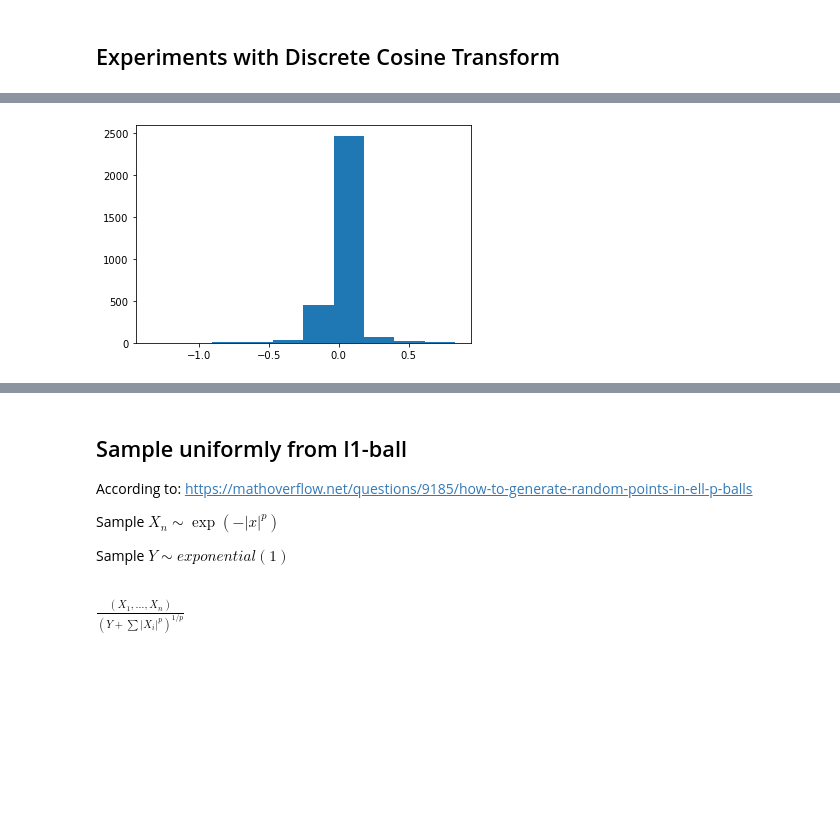
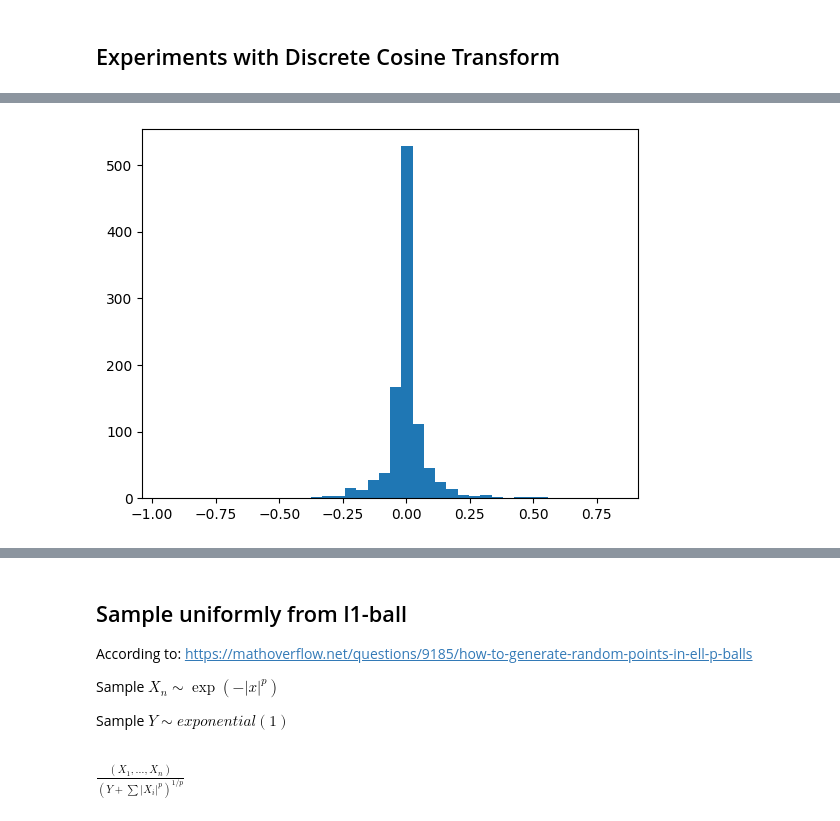
Before and after one commit to f-krause/uio-ADL-project-3, a Jupyter notebook: experiments.ipynb, the cells around one changed output, grey strips where cells are left out. Saved outputs shown, nothing was run; the diff lists cells and outputs as text; code cells hidden in the pictures; blank space fills up the shorter version.

```diff
--- a/experiments.ipynb
+++ b/experiments.ipynb
@@ -82,4 +87,7 @@ plt.hist(img.flatten())
 # %%
+channel = 0
+channel_sample = dct_image[:,:,channel]
+
 plt.hist(dct_image.flatten())
 plt.show()
 # %% [output]
@@ -87,7 +95,7 @@ plt.show()
 # %%
-plt.hist(dct_image[dct_image < 1])
+plt.hist(channel_sample[channel_sample < 1], bins=40)
 plt.show()
 # %% [output]
-[figure, old version]
+[figure, new version]
 # %%
 # That's actually a lot of sparsity!
```
Also changed, not shown: parts of 24 cells of this notebook.
